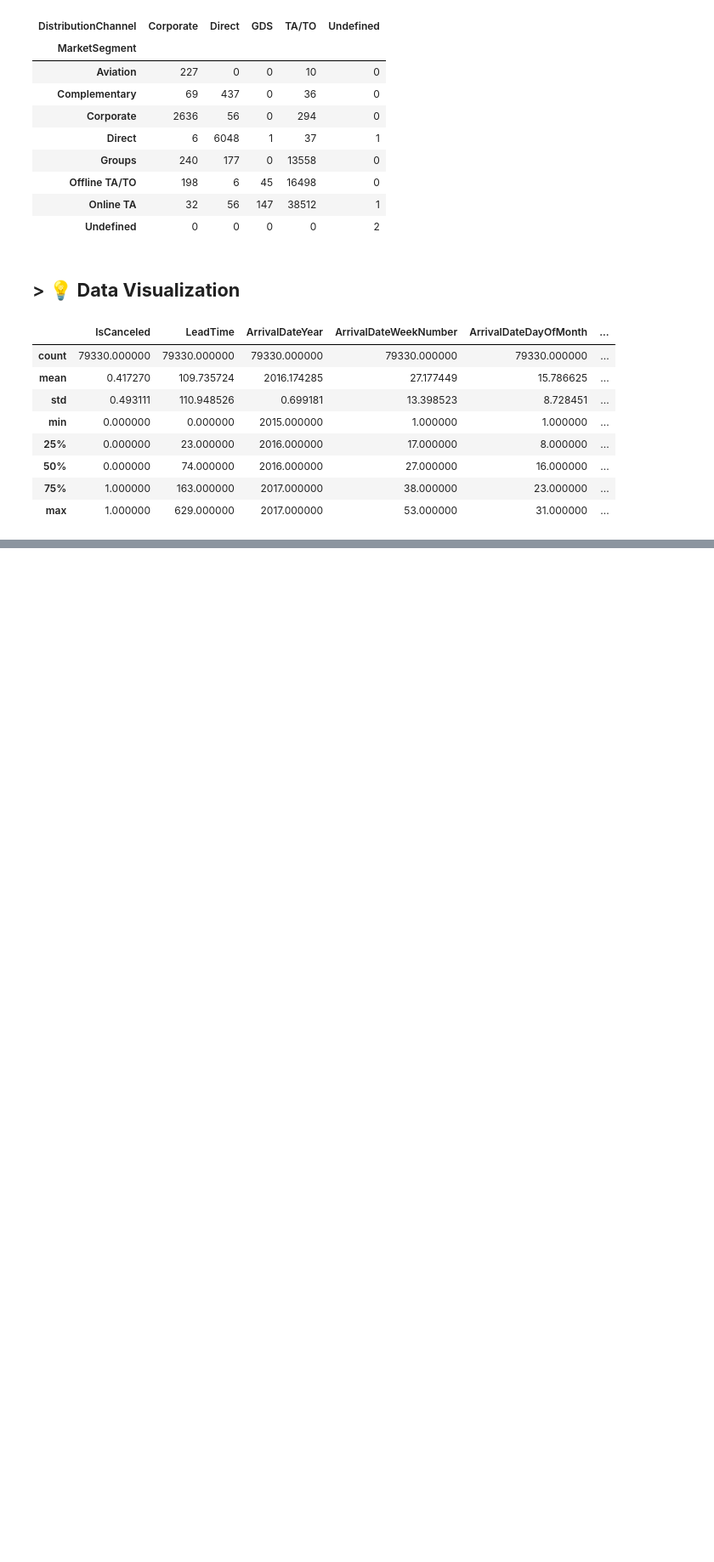
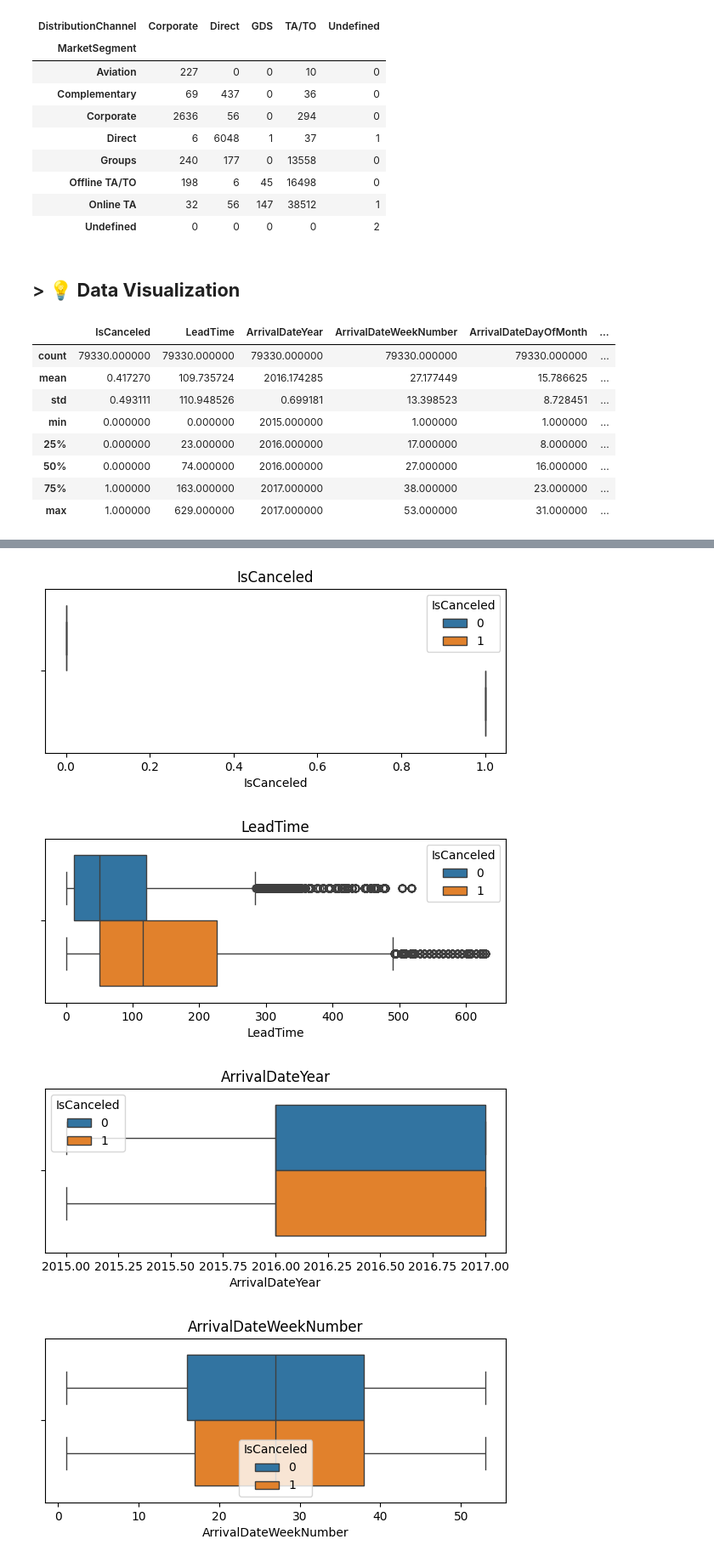
Before and after one commit to SeifShehta1/ML_Project, a Jupyter notebook: data_analysis/eda.ipynb, the cells around one changed output, grey strips where cells are left out. Shown at 85% size. Drawn from its saved outputs; the diff is of its cells as text; code cells hidden in the pictures; blank space fills up the shorter version.

```diff
--- a/data_analysis/eda.ipynb
+++ b/data_analysis/eda.ipynb
@@ -608,3 +608,15 @@ for c in ["Country", "Agent", "Company"]:
 # ReservationStatus is just IsCanceled restated (crosstab showed this),
 # so it would leak the answer to the classifier.
 # ReservationStatusDate is only known after the outcome, so it also leaks.
+# %%
+num_cols = df.select_dtypes(include="number").columns
+for col in num_cols:
+    plt.figure(figsize=(7, 2.5))
+    sns.boxplot(data=df, x=df[col], hue='IsCanceled')
+    plt.title(col)
+    plt.show()
+# %% [output]
+[figure, added]
+[figure, added]
+[figure, added]
+[figure, added]
```
Also changed, not shown: parts of 14 cells of this notebook.
